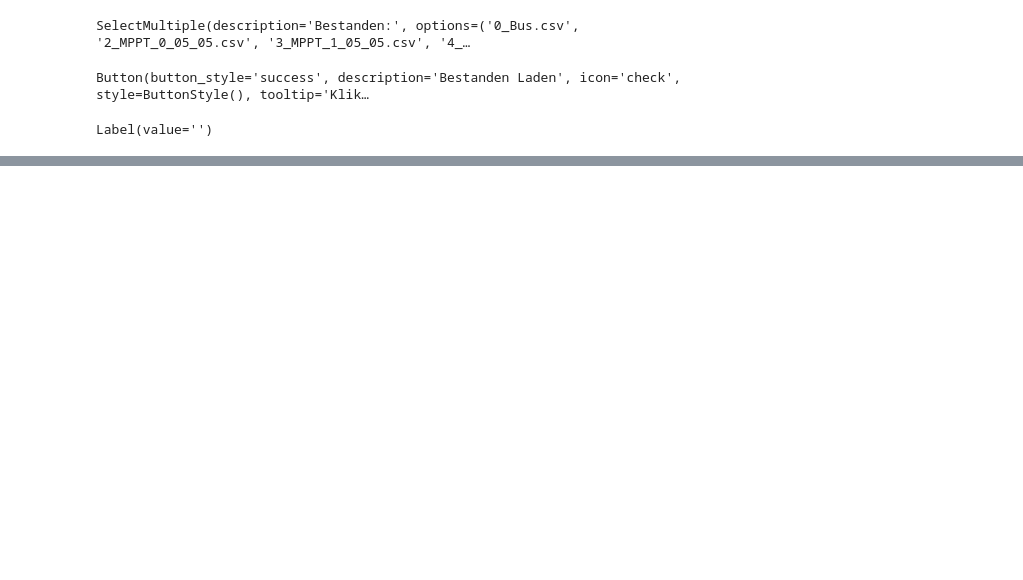
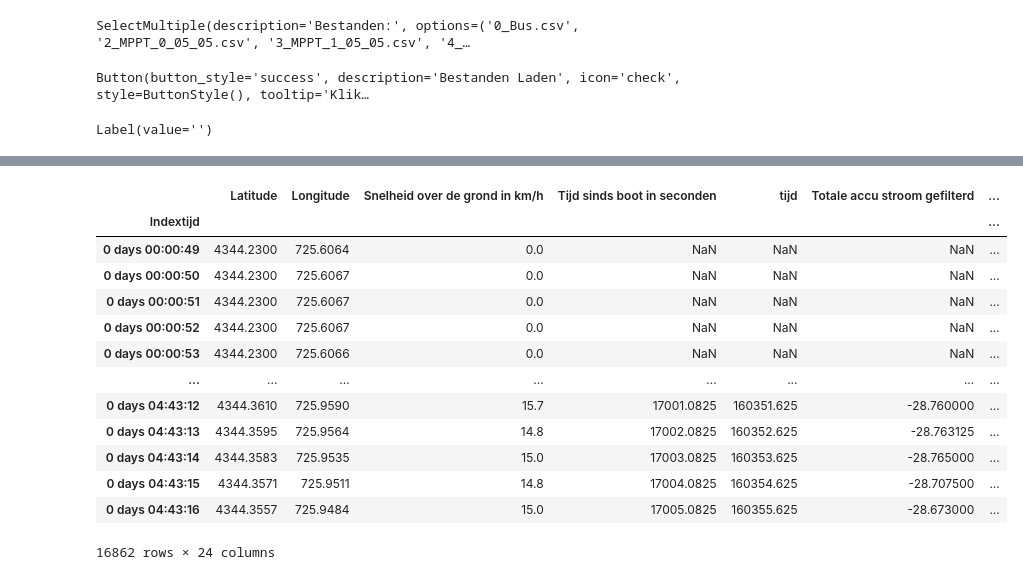
Before and after one commit to Qrax/Clean_Mobility, a Jupyter notebook: main.ipynb, the cells around one changed output, grey strips where cells are left out. Saved outputs shown, nothing was run; the diff lists cells and outputs as text; code cells hidden in the pictures; blank space fills up the shorter version.

```diff
--- a/main.ipynb
+++ b/main.ipynb
@@ -74,3 +80,28 @@ filtered_df
+# %%
+#display all usful columns form filtered_df
+filtered_df[['Latitude', 'Longitude', 'Snelheid over de grond in km/h', 'Tijd sinds boot in seconden', 'tijd', 'Totale accu stroom gefilterd',"Paneel 1 totale ingangsenergie, in J", "Paneel 2 totale ingangsenergie, in J", "Paneel 1 totale ingangsenergie, in J_x",
+"Paneel 2 totale ingangsenergie, in J_x",
+"Paneel 1 totale ingangsenergie, in J_y",
+"Paneel 2 totale ingangsenergie, in J_y",
+"Paneel 1 totale ingangsenergie, in J_x",
+"Paneel 2 totale ingangsenergie, in J_x",
+"Paneel 1 totale ingangsenergie, in J_y",
+"Paneel 2 totale ingangsenergie, in J_y"]]
+# %% [output]
+|  | Latitude | Longitude | Snelheid over de grond in km/h | Tijd sinds boot in seconden | tijd | Totale accu stroom gefilterd | ... |
+| Indextijd |  |  |  |  |  |  | ... |
+| 0 days 00:00:49 | 4344.2300 | 725.6064 | 0.0 | NaN | NaN | NaN | ... |
+| 0 days 00:00:50 | 4344.2300 | 725.6067 | 0.0 | NaN | NaN | NaN | ... |
+| 0 days 00:00:51 | 4344.2300 | 725.6067 | 0.0 | NaN | NaN | NaN | ... |
+| 0 days 00:00:52 | 4344.2300 | 725.6067 | 0.0 | NaN | NaN | NaN | ... |
+| 0 days 00:00:53 | 4344.2300 | 725.6066 | 0.0 | NaN | NaN | NaN | ... |
+| ... | ... | ... | ... | ... | ... | ... | ... |
+| 0 days 04:43:12 | 4344.3610 | 725.9590 | 15.7 | 17001.0825 | 160351.625 | -28.760000 | ... |
+| 0 days 04:43:13 | 4344.3595 | 725.9564 | 14.8 | 17002.0825 | 160352.625 | -28.763125 | ... |
+| 0 days 04:43:14 | 4344.3583 | 725.9535 | 15.0 | 17003.0825 | 160353.625 | -28.765000 | ... |
+| 0 days 04:43:15 | 4344.3571 | 725.9511 | 14.8 | 17004.0825 | 160354.625 | -28.707500 | ... |
+| 0 days 04:43:16 | 4344.3557 | 725.9484 | 15.0 | 17005.0825 | 160355.625 | -28.673000 | ... |
+16862 rows × 24 columns
 # %%
 # x_as, y_as, z_as = lib.variable_selector(filtered_df)
 # print(x_as, y_as)
```
Also changed, not shown: parts of 7 cells of this notebook, 1 other file.
